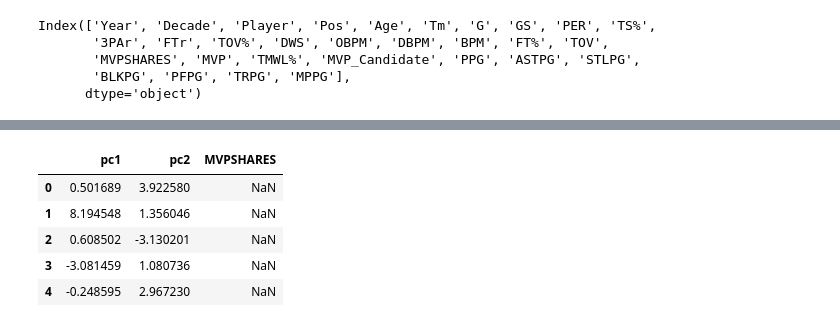
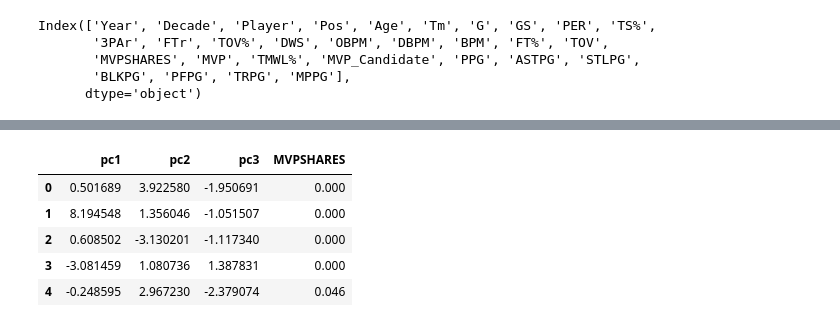
Before and after one commit to micsab/thinkful_files, a Jupyter notebook: unit_3/lesson_7/capstone_maybe.ipynb, the cells around one changed output, grey strips where cells are left out. Saved outputs shown, nothing was run; the diff lists cells and outputs as text; code cells hidden in the pictures.

```diff
--- a/unit_3/lesson_7/capstone_maybe.ipynb
+++ b/unit_3/lesson_7/capstone_maybe.ipynb
@@ -727,7 +966,6 @@ np.sum(pca)
 # %%
 from sklearn.decomposition import PCA
-pca = PCA(n_components=5)
+pca = PCA(n_components=3)
 principalcomponents = pca.fit_transform(x)
-principalDF = pd.DataFrame(data = principalcomponents, columns = ['pc1', 'pc2', 'pc3', 'pc4',
-                                                                 'pc5'] )
-principalDF.head()
+principalDF = pd.DataFrame(data = principalcomponents, columns = ['pc1', 'pc2', 'pc3'] )
+principalDF = principalDF.reset_index(drop=True)
@@ -741,11 +972,15 @@ principalDF.head()
 # %%
 # Change to a gradient
-finalDF = pd.concat([principalDF, season_stats[['MVPSHARES']]], axis = 1)
+#finalDF = pd.concat([principalDF, season_stats[['MVPSHARES']]], axis = 1)
+#finalDF.head()
+mvp_share = season_stats[['MVPSHARES']]
+mvp_share = mvp_share.reset_index(drop=True)
+finalDF = pd.concat([principalDF, mvp_share], axis=1)
 finalDF.head()
 # %% [output]
-|  | pc1 | pc2 | MVPSHARES |
-| 0 | 0.501689 | 3.922580 | NaN |
-| 1 | 8.194548 | 1.356046 | NaN |
-| 2 | 0.608502 | -3.130201 | NaN |
-| 3 | -3.081459 | 1.080736 | NaN |
-| 4 | -0.248595 | 2.967230 | NaN |
+|  | pc1 | pc2 | pc3 | MVPSHARES |
+| 0 | 0.501689 | 3.922580 | -1.950691 | 0.000 |
+| 1 | 8.194548 | 1.356046 | -1.051507 | 0.000 |
+| 2 | 0.608502 | -3.130201 | -1.117340 | 0.000 |
+| 3 | -3.081459 | 1.080736 | 1.387831 | 0.000 |
+| 4 | -0.248595 | 2.967230 | -2.379074 | 0.046 |
```
Also changed, not shown: parts of 31 cells of this notebook.
